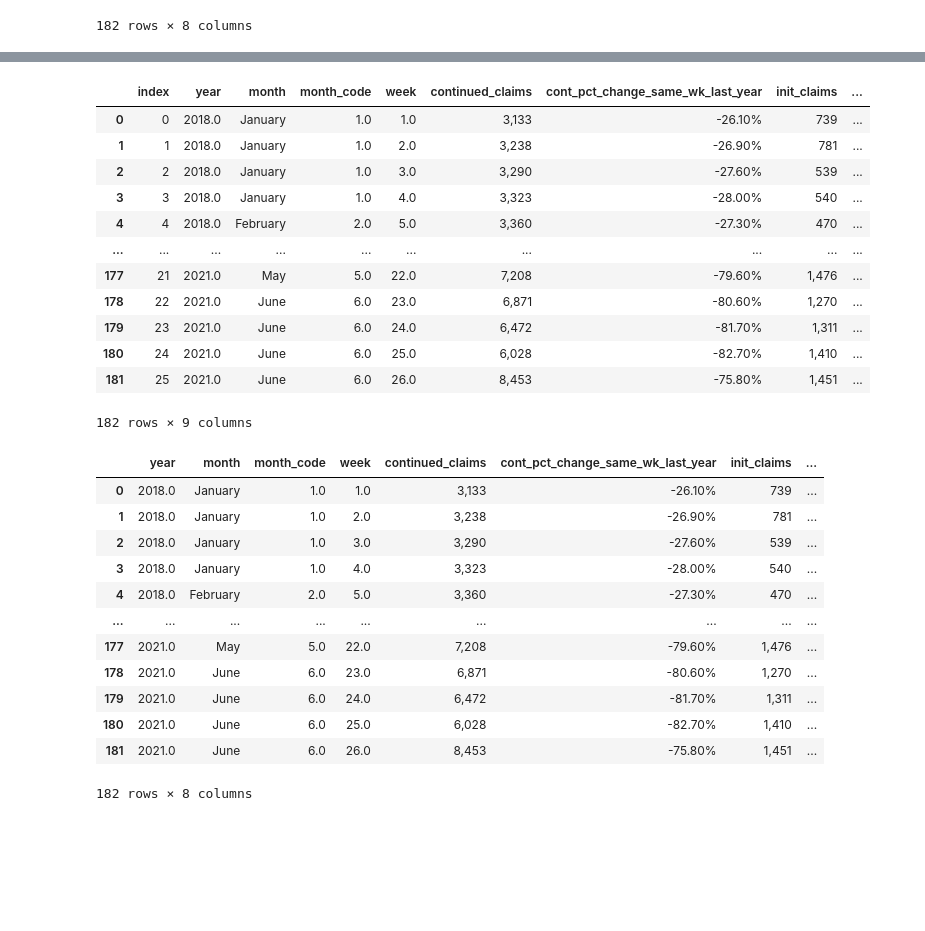
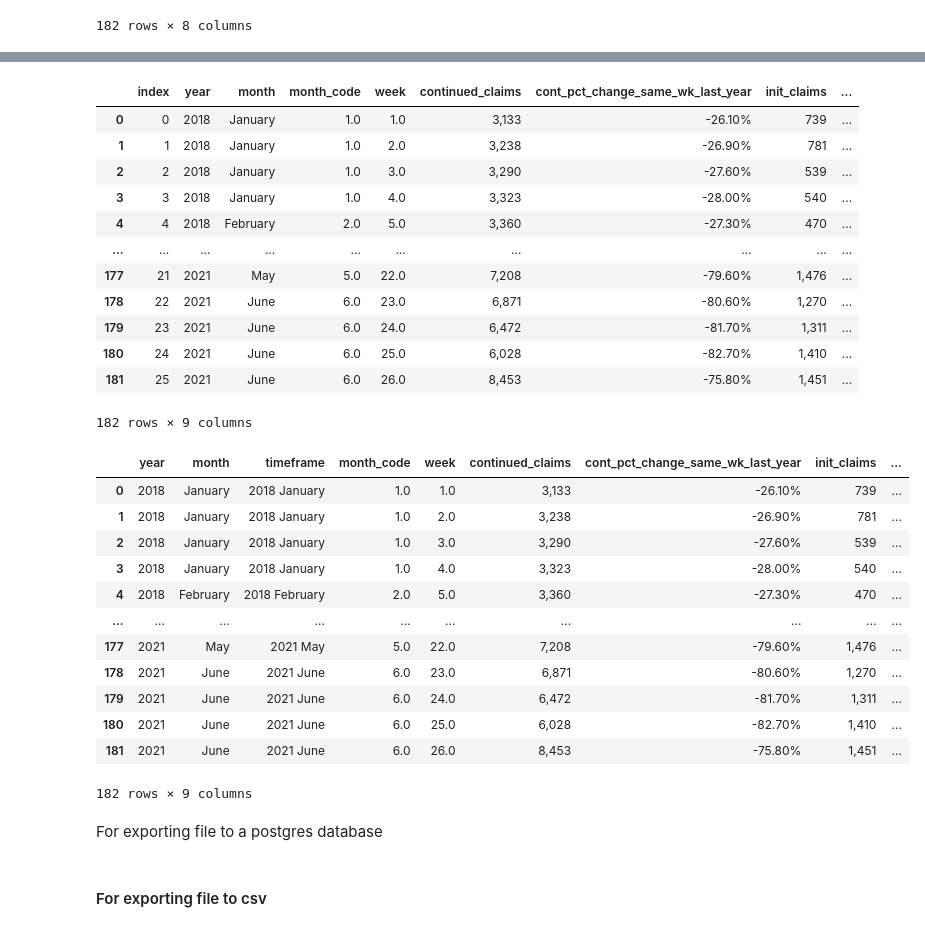
Before and after one commit to mcanad4/Project_2, a Jupyter notebook: cleaning_jobless_claims.ipynb, the cells around one changed output, grey strips where cells are left out. Drawn from its saved outputs; the diff is of its cells as text; code cells hidden in the pictures; blank space fills up the shorter version.

Commit message:
Finalized merge of jobless claim files

```diff
--- a/cleaning_jobless_claims.ipynb
+++ b/cleaning_jobless_claims.ipynb
@@ -176,3 +186,13 @@ cleaned_claims_df
 | 24 | 2021.0 | June | 6.0 | 25.0 | 6,028 | -82.70% | 1,410 | ... |
 | 25 | 2021.0 | June | 6.0 | 26.0 | 8,453 | -75.80% | 1,451 | ... |
 182 rows × 8 columns
+# %%
+# Update year column to integer
+year_label = cleaned_claims_df['year'].astype(int)
+cleaned_claims_df['year_'] = year_label
+# %%
+cleaned_claims_df = cleaned_claims_df[['year_', 'month', 'month_code', 'week',
+                        'continued_claims', 'cont_pct_change_same_wk_last_year',
+                        'init_claims', 'init_pct_change_same_wk_last_year']]
+cleaned_df = cleaned_claims_df.rename(columns = {'year_' : 'year'}, inplace =False)
+cleaned_df
@@ -179,37 +213,46 @@ cleaned_claims_df
 # %%
 # Reset index# Replace any NaN with 0 (one visible in 2020)
-final_claims_df = cleaned_claims_df.reset_index(inplace=False)
+final_claims_df = cleaned_df.reset_index(inplace=False)
 final_claims_df
 # %% [output]
 |  | index | year | month | month_code | week | continued_claims | cont_pct_change_same_wk_last_year | init_claims | ... |
-| 0 | 0 | 2018.0 | January | 1.0 | 1.0 | 3,133 | -26.10% | 739 | ... |
-| 1 | 1 | 2018.0 | January | 1.0 | 2.0 | 3,238 | -26.90% | 781 | ... |
-| 2 | 2 | 2018.0 | January | 1.0 | 3.0 | 3,290 | -27.60% | 539 | ... |
-| 3 | 3 | 2018.0 | January | 1.0 | 4.0 | 3,323 | -28.00% | 540 | ... |
-| 4 | 4 | 2018.0 | February | 2.0 | 5.0 | 3,360 | -27.30% | 470 | ... |
+| 0 | 0 | 2018 | January | 1.0 | 1.0 | 3,133 | -26.10% | 739 | ... |
+| 1 | 1 | 2018 | January | 1.0 | 2.0 | 3,238 | -26.90% | 781 | ... |
+| 2 | 2 | 2018 | January | 1.0 | 3.0 | 3,290 | -27.60% | 539 | ... |
+| 3 | 3 | 2018 | January | 1.0 | 4.0 | 3,323 | -28.00% | 540 | ... |
+| 4 | 4 | 2018 | February | 2.0 | 5.0 | 3,360 | -27.30% | 470 | ... |
 | ... | ... | ... | ... | ... | ... | ... | ... | ... | ... |
-| 177 | 21 | 2021.0 | May | 5.0 | 22.0 | 7,208 | -79.60% | 1,476 | ... |
-| 178 | 22 | 2021.0 | June | 6.0 | 23.0 | 6,871 | -80.60% | 1,270 | ... |
-| 179 | 23 | 2021.0 | June | 6.0 | 24.0 | 6,472 | -81.70% | 1,311 | ... |
-| 180 | 24 | 2021.0 | June | 6.0 | 25.0 | 6,028 | -82.70% | 1,410 | ... |
-| 181 | 25 | 2021.0 | June | 6.0 | 26.0 | 8,453 | -75.80% | 1,451 | ... |
+| 177 | 21 | 2021 | May | 5.0 | 22.0 | 7,208 | -79.60% | 1,476 | ... |
+| 178 | 22 | 2021 | June | 6.0 | 23.0 | 6,871 | -80.60% | 1,270 | ... |
+| 179 | 23 | 2021 | June | 6.0 | 24.0 | 6,472 | -81.70% | 1,311 | ... |
+| 180 | 24 | 2021 | June | 6.0 | 25.0 | 6,028 | -82.70% | 1,410 | ... |
+| 181 | 25 | 2021 | June | 6.0 | 26.0 | 8,453 | -75.80% | 1,451 | ... |
 182 rows × 9 columns
 # %%
 # Remove the extra index column that was numbered 1-52 for each year
 del final_claims_df['index']
-final_claims_df
-# %% [output]
-|  | year | month | month_code | week | continued_claims | cont_pct_change_same_wk_last_year | init_claims | ... |
-| 0 | 2018.0 | January | 1.0 | 1.0 | 3,133 | -26.10% | 739 | ... |
-| 1 | 2018.0 | January | 1.0 | 2.0 | 3,238 | -26.90% | 781 | ... |
-| 2 | 2018.0 | January | 1.0 | 3.0 | 3,290 | -27.60% | 539 | ... |
-| 3 | 2018.0 | January | 1.0 | 4.0 | 3,323 | -28.00% | 540 | ... |
-| 4 | 2018.0 | February | 2.0 | 5.0 | 3,360 | -27.30% | 470 | ... |
-| ... | ... | ... | ... | ... | ... | ... | ... | ... |
-| 177 | 2021.0 | May | 5.0 | 22.0 | 7,208 | -79.60% | 1,476 | ... |
-| 178 | 2021.0 | June | 6.0 | 23.0 | 6,871 | -80.60% | 1,270 | ... |
-| 179 | 2021.0 | June | 6.0 | 24.0 | 6,472 | -81.70% | 1,311 | ... |
-| 180 | 2021.0 | June | 6.0 | 25.0 | 6,028 | -82.70% | 1,410 | ... |
-| 181 | 2021.0 | June | 6.0 | 26.0 | 8,453 | -75.80% | 1,451 | ... |
-182 rows × 8 columns
+# %%
+# Add a column to include year and month
+year_label2 = final_claims_df['year'].astype(str)
+final_claims_df['timeframe'] = year_label2 + " " + final_claims_df['month']
+final_claims_df = final_claims_df[['year', 'month', 'timeframe', 'month_code', 'week',
+                        'continued_claims', 'cont_pct_change_same_wk_last_year',
+                        'init_claims', 'init_pct_change_same_wk_last_year']]
+final_claims_df
+# %% [output]
+|  | year | month | timeframe | month_code | week | continued_claims | cont_pct_change_same_wk_last_year | init_claims | ... |
+| 0 | 2018 | January | 2018 January | 1.0 | 1.0 | 3,133 | -26.10% | 739 | ... |
+| 1 | 2018 | January | 2018 January | 1.0 | 2.0 | 3,238 | -26.90% | 781 | ... |
+| 2 | 2018 | January | 2018 January | 1.0 | 3.0 | 3,290 | -27.60% | 539 | ... |
+| 3 | 2018 | January | 2018 January | 1.0 | 4.0 | 3,323 | -28.00% | 540 | ... |
+| 4 | 2018 | February | 2018 February | 2.0 | 5.0 | 3,360 | -27.30% | 470 | ... |
+| ... | ... | ... | ... | ... | ... | ... | ... | ... | ... |
+| 177 | 2021 | May | 2021 May | 5.0 | 22.0 | 7,208 | -79.60% | 1,476 | ... |
+| 178 | 2021 | June | 2021 June | 6.0 | 23.0 | 6,871 | -80.60% | 1,270 | ... |
+| 179 | 2021 | June | 2021 June | 6.0 | 24.0 | 6,472 | -81.70% | 1,311 | ... |
+| 180 | 2021 | June | 2021 June | 6.0 | 25.0 | 6,028 | -82.70% | 1,410 | ... |
+| 181 | 2021 | June | 2021 June | 6.0 | 26.0 | 8,453 | -75.80% | 1,451 | ... |
+182 rows × 9 columns
+# %% [markdown]
+For exporting file to a postgres database
 # %%
@@ -220,0 +266,2 @@ conn = engine.connect()
+# %% [markdown]
+#### For exporting file to csv
```
Also changed, not shown: parts of 10 cells of this notebook, 1 other file.
